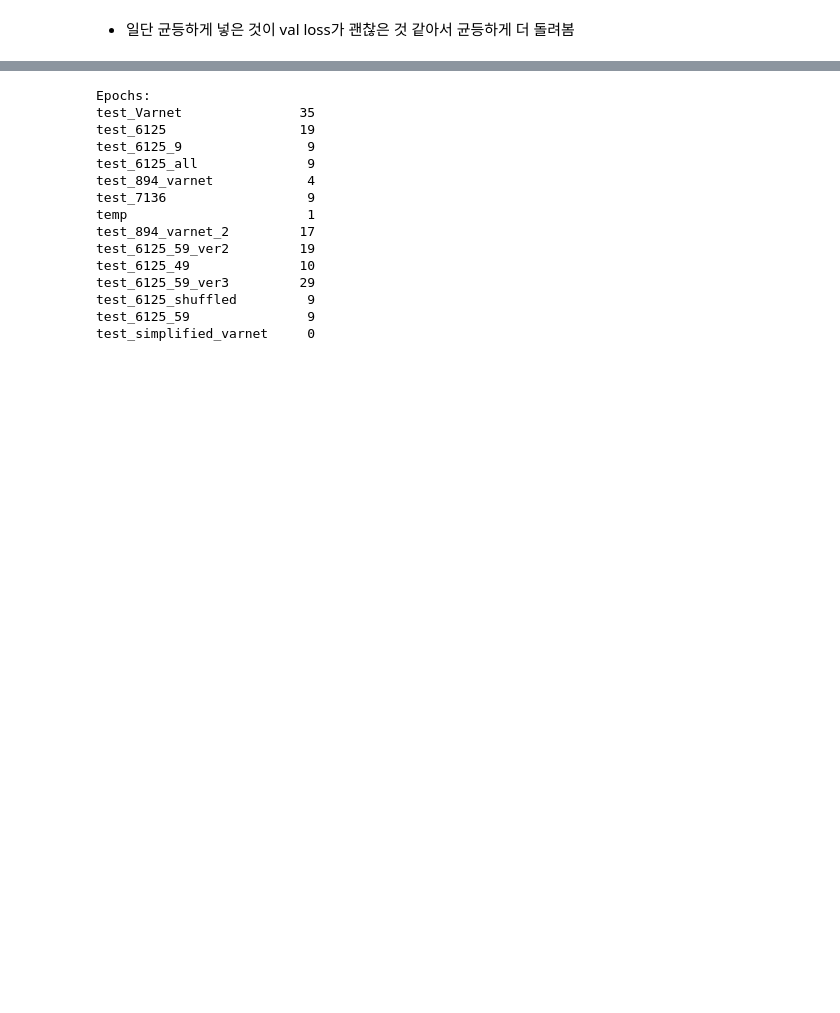
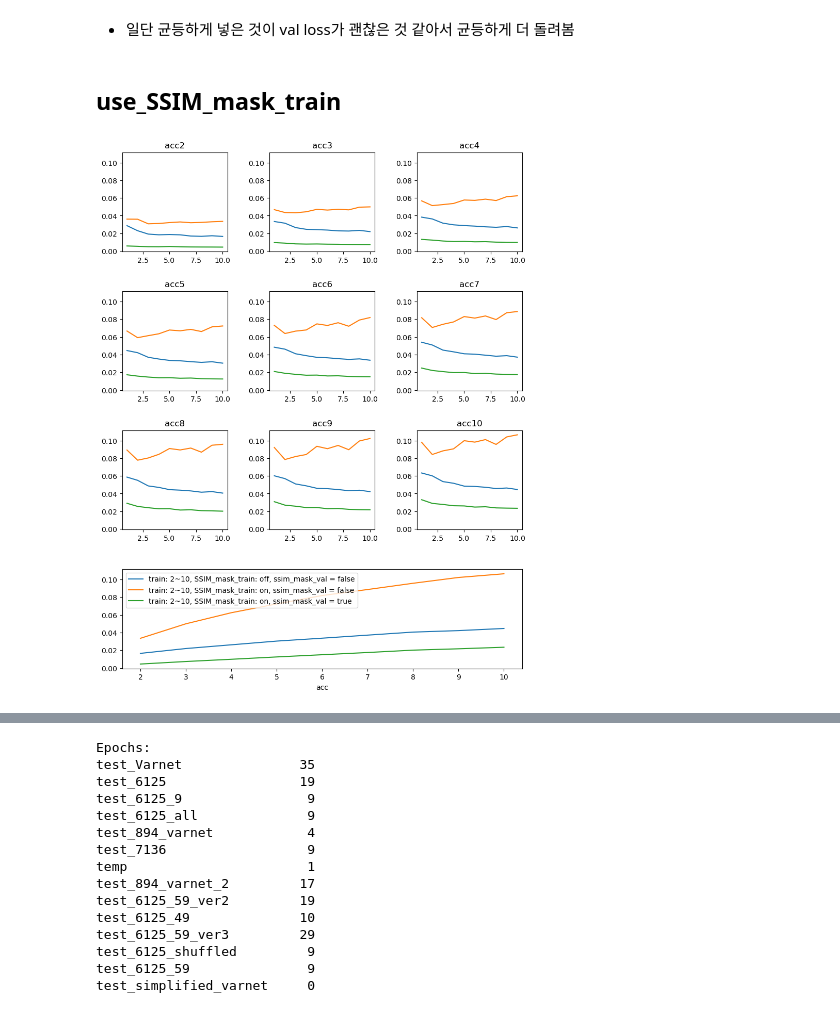
Before and after one commit to mjk32384/FastMRI_code, a Jupyter notebook: experimental.ipynb, the cells around one changed output, grey strips where cells are left out. Drawn from its saved outputs; the diff is of its cells as text; code cells hidden in the pictures; blank space fills up the shorter version.

```diff
--- a/experimental.ipynb
+++ b/experimental.ipynb
@@ -679,3 +681,17 @@ graph_val_loss([data1, data2, data3, data4, data5],
 [figure]
 # %% [markdown]
 - 일단 균등하게 넣은 것이 val loss가 괜찮은 것 같아서 균등하게 더 돌려봄
+# %% [markdown]
+## use_SSIM_mask_train
+# %%
+import numpy as np
+from graph import graph_val_loss
+data1 = np.load("../result/test_6125_all/val_loss_log.npy")
+data2 = np.load("../result/test_6125_all_ssim_mask/val_loss_log.npy")
+data3 = np.load("../result/test_6125_all_ssim_mask/val_loss_mask_log.npy")
+graph_val_loss([data1, data2, data3],
+               ['train: 2~10, SSIM_mask_train: off, ssim_mask_val = false',
+                'train: 2~10, SSIM_mask_train: on, ssim_mask_val = false',
+                'train: 2~10, SSIM_mask_train: on, ssim_mask_val = true'])
+# %% [output]
+[figure, added]
```
Also changed, not shown: parts of 7 cells of this notebook, 3 other files.
